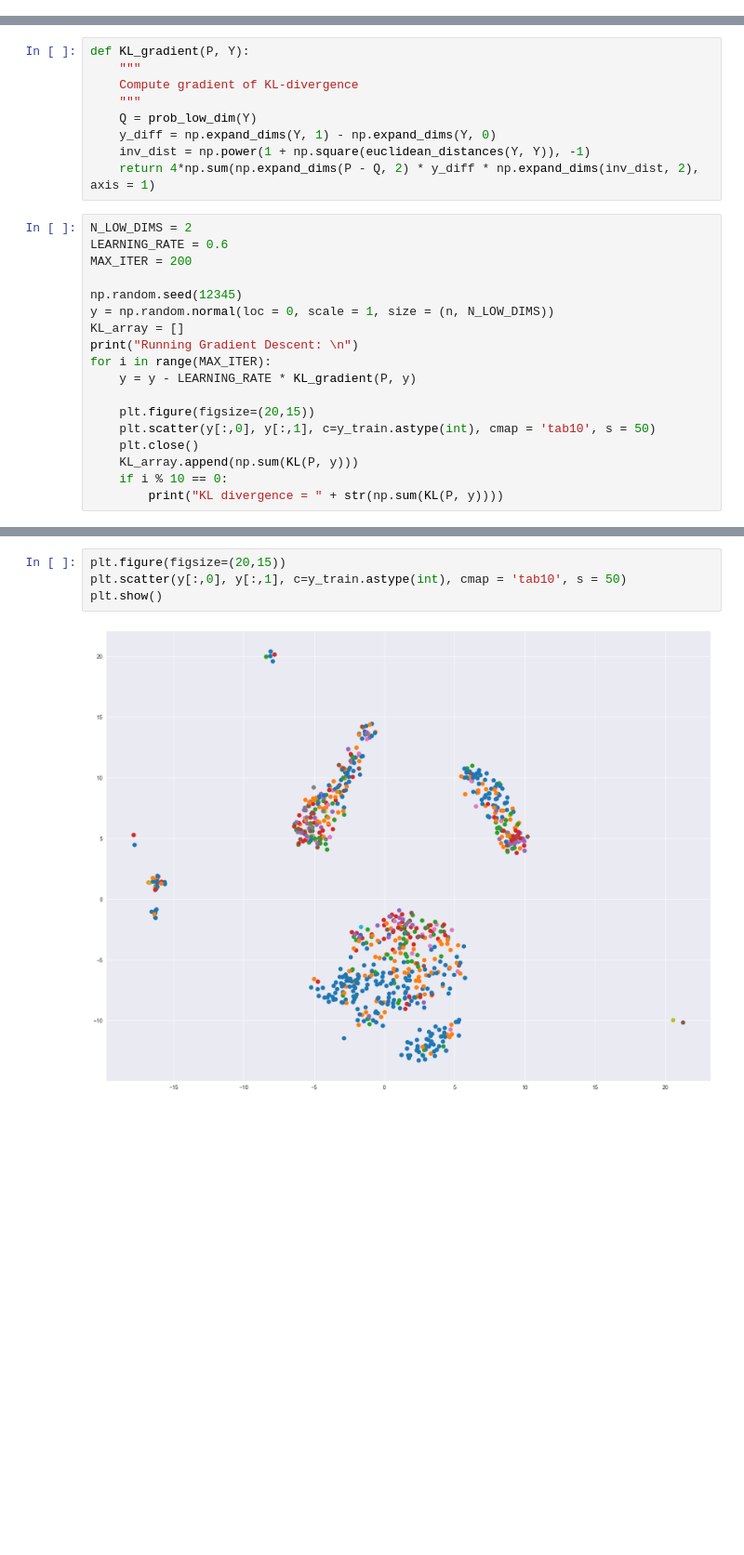
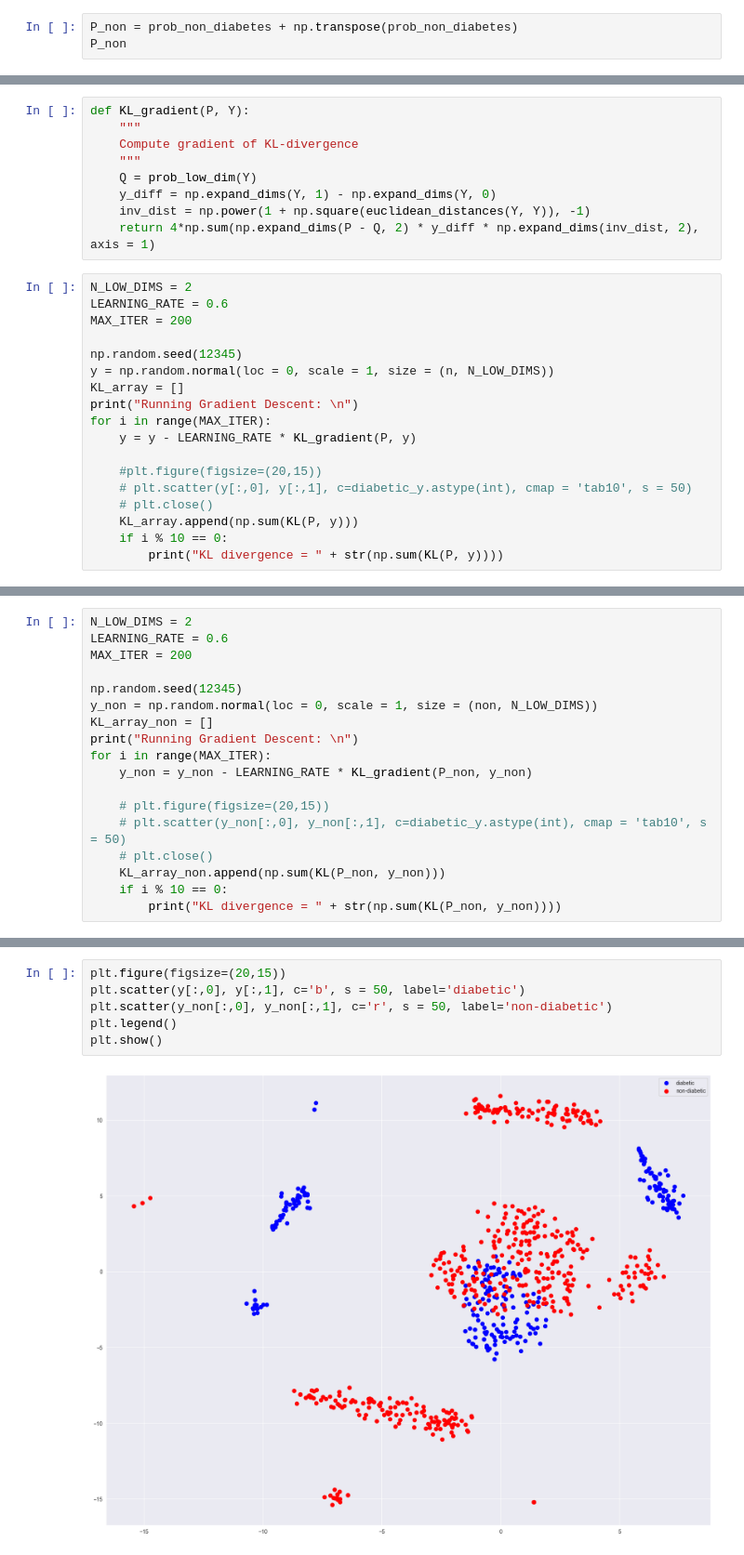
Before and after one commit to shin-fued/umap_vs_tsne, a Jupyter notebook: umap.ipynb, the cells around one changed output, grey strips where cells are left out. Shown: that part at 93% size. Cells and saved outputs as stored; diff of their text form; blank space fills up the shorter version.

```diff
--- a/umap.ipynb
+++ b/umap.ipynb
@@ -242,3 +244,6 @@ array([[0.00000000e+00, 1.51264568e-14, 5.72653436e-27, ...,
         4.04066036e-10, 0.00000000e+00, 7.08785771e-12],
        [1.34053151e-15, 4.39650758e-04, 4.43641128e-35, ...,
         1.58995892e-03, 7.08785771e-12, 0.00000000e+00]])
+# %%
+P_non = prob_non_diabetes + np.transpose(prob_non_diabetes)
+P_non
@@ -279,9 +298,9 @@ print("Running Gradient Descent: \n")
 for i in range(MAX_ITER):
     y = y - LEARNING_RATE * KL_gradient(P, y)
 
-    plt.figure(figsize=(20,15))
-    plt.scatter(y[:,0], y[:,1], c=y_train.astype(int), cmap = 'tab10', s = 50)
-    plt.close()
+    #plt.figure(figsize=(20,15))
+    # plt.scatter(y[:,0], y[:,1], c=diabetic_y.astype(int), cmap = 'tab10', s = 50)
+    # plt.close()
     KL_array.append(np.sum(KL(P, y)))
     if i % 10 == 0:
         print("KL divergence = " + str(np.sum(KL(P, y))))
@@ -305,0 +325,18 @@ KL divergence = 1918.952583340114
+# %%
+N_LOW_DIMS = 2
+LEARNING_RATE = 0.6
+MAX_ITER = 200
+
+np.random.seed(12345)
+y_non = np.random.normal(loc = 0, scale = 1, size = (non, N_LOW_DIMS))
+KL_array_non = []
+print("Running Gradient Descent: \n")
+for i in range(MAX_ITER):
+    y_non = y_non - LEARNING_RATE * KL_gradient(P_non, y_non)
+
+    # plt.figure(figsize=(20,15))
+    # plt.scatter(y_non[:,0], y_non[:,1], c=diabetic_y.astype(int), cmap = 'tab10', s = 50)
+    # plt.close()
+    KL_array_non.append(np.sum(KL(P_non, y_non)))
+    if i % 10 == 0:
+        print("KL divergence = " + str(np.sum(KL(P_non, y_non))))
@@ -314,6 +377,8 @@ plt.show()
 # %%
 plt.figure(figsize=(20,15))
-plt.scatter(y[:,0], y[:,1], c=y_train.astype(int), cmap = 'tab10', s = 50)
+plt.scatter(y[:,0], y[:,1], c='b', s = 50, label='diabetic')
+plt.scatter(y_non[:,0], y_non[:,1], c='r', s = 50, label='non-diabetic')
+plt.legend()
 plt.show()
 # %% [output]
-[figure, old version]
+[figure, new version]
```
Also changed, not shown: parts of 9 cells of this notebook.
